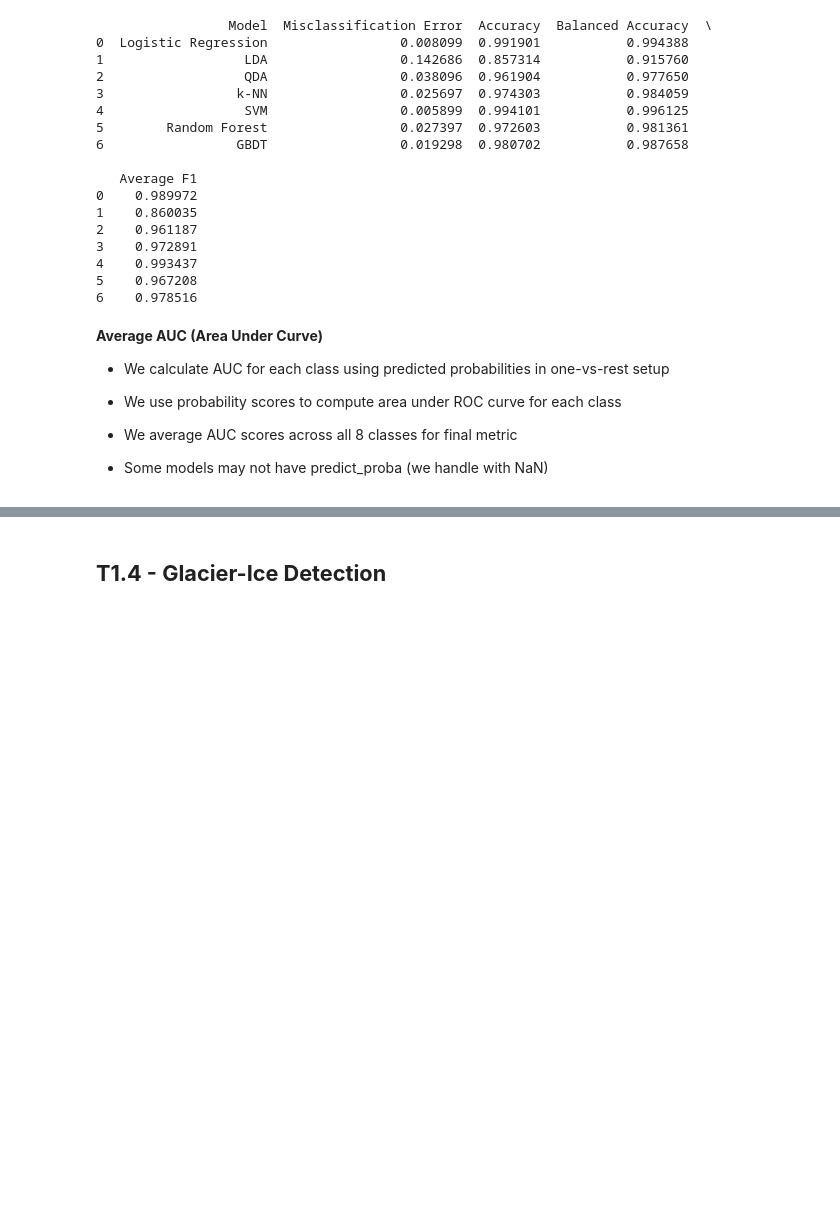
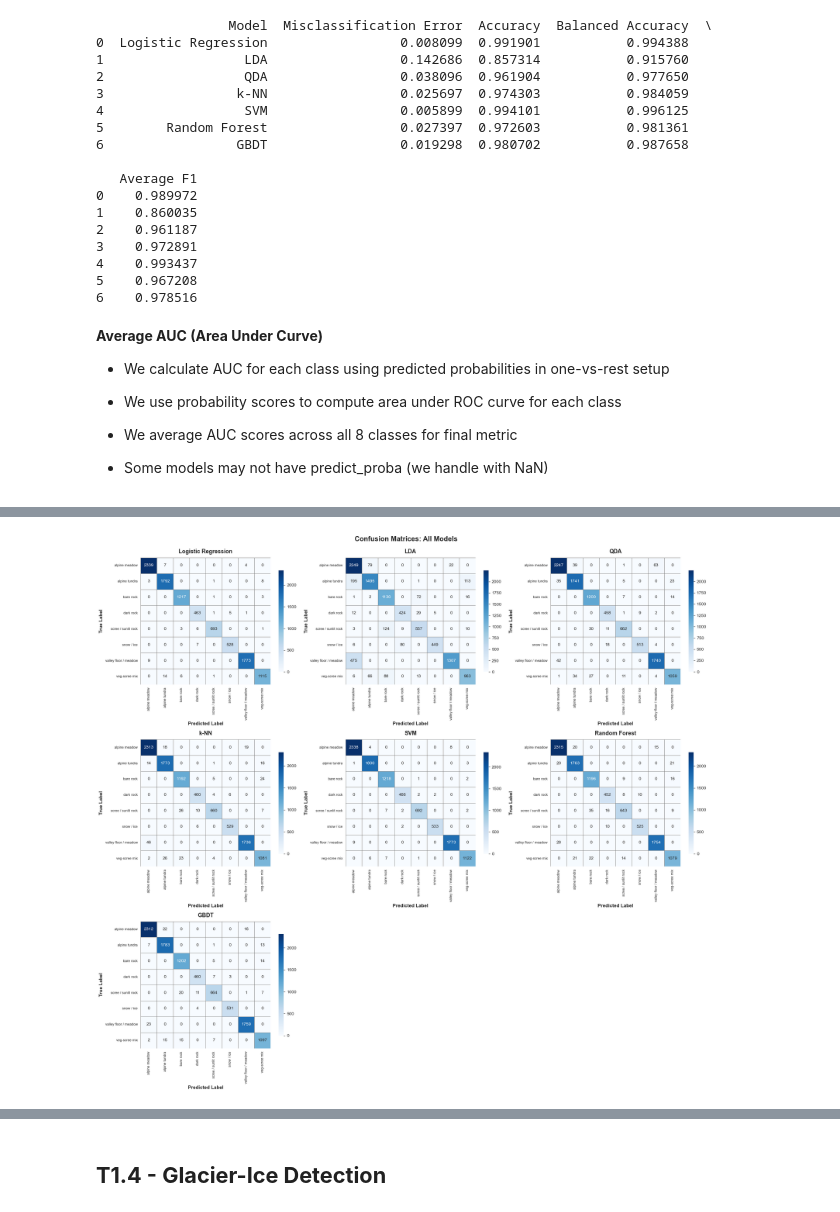
Before and after one commit to Dhruv-baner/st443-group-project, a Jupyter notebook: notebooks/task_1.ipynb, the cells around one changed output, grey strips where cells are left out. Cells and saved outputs as stored; diff of their text form; code cells hidden in the pictures; blank space fills up the shorter version.

```diff
--- a/notebooks/task_1.ipynb
+++ b/notebooks/task_1.ipynb
@@ -1048,0 +1137,35 @@ print(pd.DataFrame(results))
+# %%
+
+# All 7 models
+all_models = ['Logistic Regression', 'LDA', 'QDA', 'k-NN', 'SVM', 'Random Forest', 'GBDT']
+
+# Create subplots (3 rows x 3 columns, with 2 empty spots)
+fig, axes = plt.subplots(3, 3, figsize=(20, 18))
+axes = axes.flatten()
+
+for idx, model_name in enumerate(all_models):
+    # Get confusion matrix
+    cm = confusion_matrix(y_test, predictions[model_name])
+
+    # Plot heatmap
+    sns.heatmap(cm, annot=True, fmt='d', cmap='Blues',
+                ax=axes[idx], cbar=True,
+                xticklabels=le.classes_, yticklabels=le.classes_,
+                linewidths=0.5, linecolor='gray', cbar_kws={'shrink': 0.8})
+
+    # Labels
+    axes[idx].set_title(f'{model_name}', fontsize=13, fontweight='bold', pad=10)
+    axes[idx].set_xlabel('Predicted Label', fontsize=11, fontweight='bold')
+    axes[idx].set_ylabel('True Label', fontsize=11, fontweight='bold')
+    axes[idx].tick_params(labelsize=8)
+
+# Hide empty subplots
+for idx in range(len(all_models), 9):
+    axes[idx].axis('off')
+
+plt.suptitle('Confusion Matrices: All Models',
+             fontsize=16, fontweight='bold', y=0.995)
+plt.tight_layout()
+plt.show()
+# %% [output]
+[figure, added]
```
Also changed, not shown: parts of 13 cells of this notebook.
